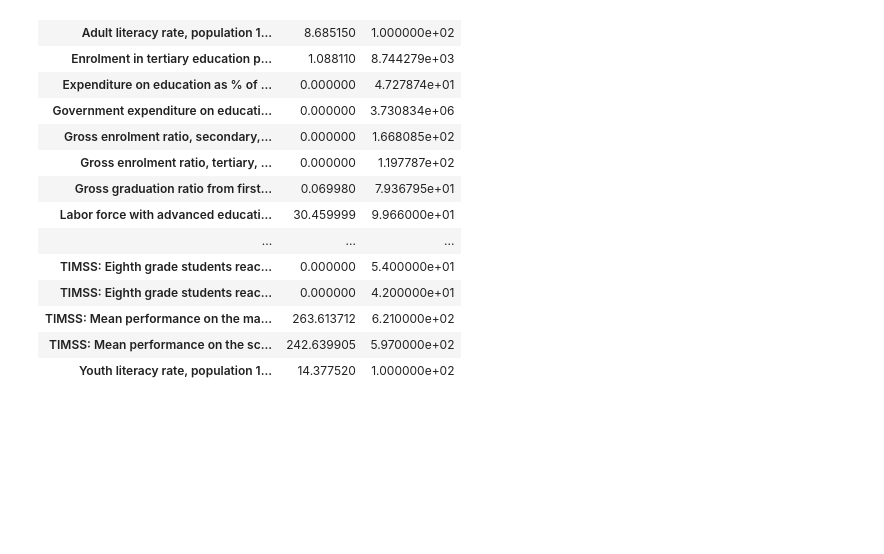
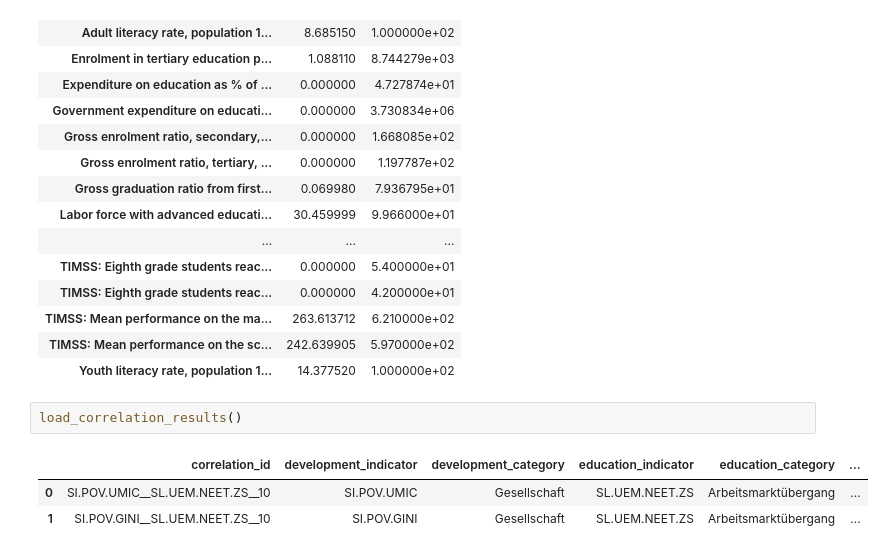
Before and after one commit to EckbertRadieschen/Analysis-App---Bildung-Entwicklung-international-, a Jupyter notebook: notebooks/abschlussprojekt.ipynb, the cells around one changed output. Drawn from its saved outputs; the diff is of its cells as text; blank space fills up the shorter version.

```diff
--- a/notebooks/abschlussprojekt.ipynb
+++ b/notebooks/abschlussprojekt.ipynb
@@ -594,3 +594,9 @@ df_edu.groupby("indicator_name").agg(
 | TIMSS: Mean performance on the ma... | 263.613712 | 6.210000e+02 |
 | TIMSS: Mean performance on the sc... | 242.639905 | 5.970000e+02 |
 | Youth literacy rate, population 1... | 14.377520 | 1.000000e+02 |
+# %%
+load_correlation_results()
+# %% [output]
+|  | correlation_id | development_indicator | development_category | education_indicator | education_category | ... |
+| 0 | SI.POV.UMIC__SL.UEM.NEET.ZS__10 | SI.POV.UMIC | Gesellschaft | SL.UEM.NEET.ZS | Arbeitsmarktübergang | ... |
+| 1 | SI.POV.GINI__SL.UEM.NEET.ZS__10 | SI.POV.GINI | Gesellschaft | SL.UEM.NEET.ZS | Arbeitsmarktübergang | ... |
```
Also changed, not shown: parts of 2 cells of this notebook, 21 other files.
